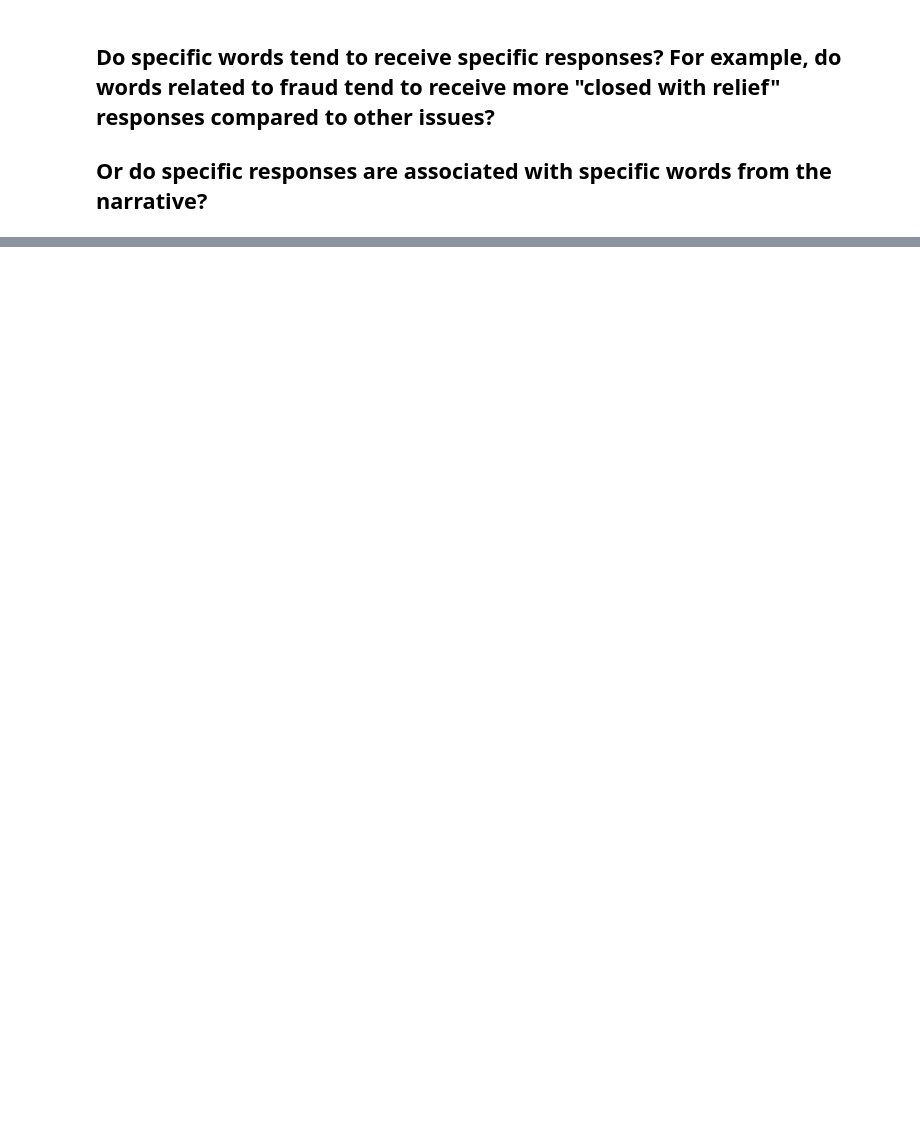
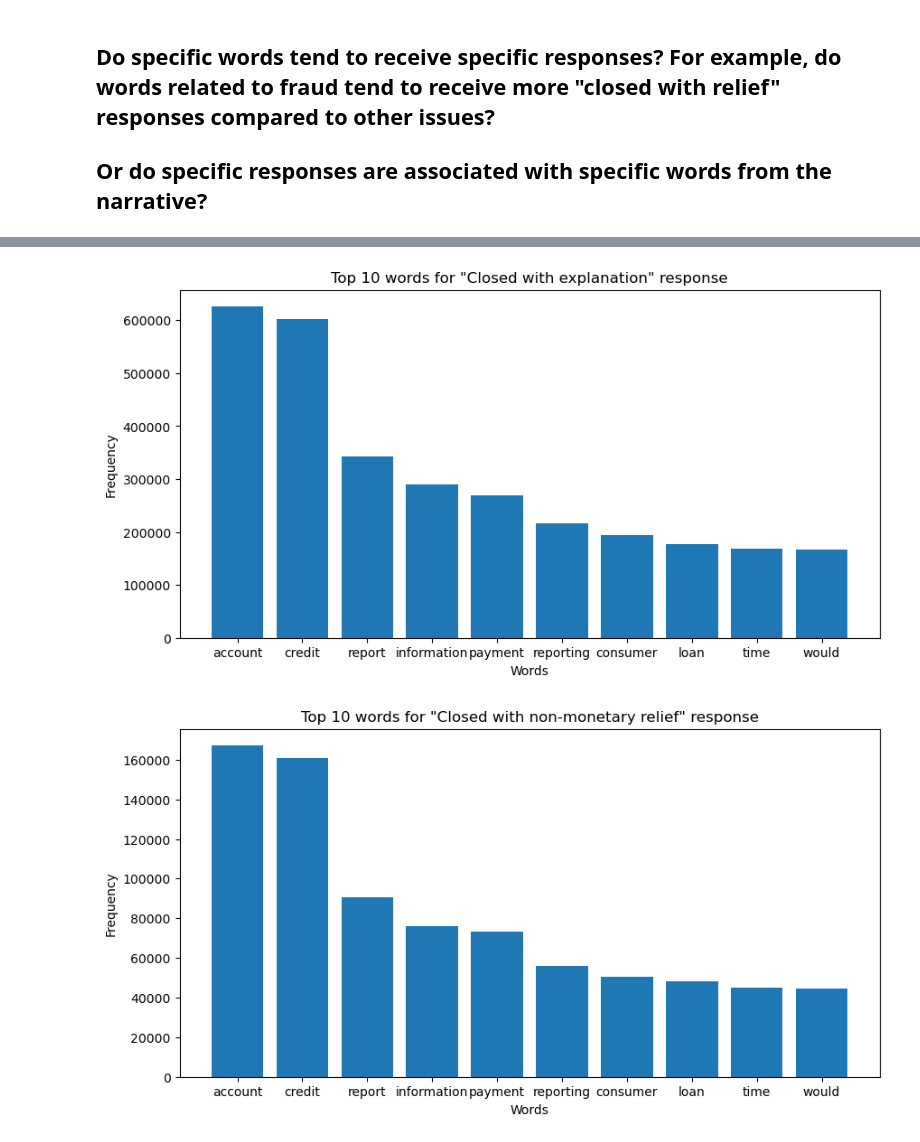
Before and after one commit to DATA-TRAC/consumer-complaint-response, a Jupyter notebook: lugo-capston.ipynb, the cells around one changed output, grey strips where cells are left out. Drawn from its saved outputs; the diff is of its cells as text; code cells hidden in the pictures; blank space fills up the shorter version.

```diff
--- a/lugo-capston.ipynb
+++ b/lugo-capston.ipynb
@@ -478 +245,24 @@ word_counts_ones.loc['Untimely response'].nlargest(10)
+# %%
+def get_word_counts(train):
+    # Initialize a CountVectorizer (or TfidfVectorizer)
+    vectorizer = CountVectorizer(max_features=20000)
+
+    # Fit the vectorizer to the 'lemon' column and transform the column into a matrix
+    word_matrix = vectorizer.fit_transform(train['lemon'])
+
+    # Convert the sparse matrix to a DataFrame
+    words_df = pd.DataFrame.sparse.from_spmatrix(word_matrix, columns=vectorizer.get_feature_names_out())
+
+    # merge the word DataFrame with the 'company_response_to_consumer' column
+    df_with_words = words_df.merge(train['company_response_to_consumer'], left_index=True, right_index=True)
+
+    # For each response type, count the frequency of each word
+    word_counts = df_with_words.groupby('company_response_to_consumer').sum()
+
+    # Filter out columns (axis=1) where all values are zero
+    word_counts_ones = word_counts.loc[:, word_counts.any(axis=0)]
+
+    return word_counts, df_with_words,word_counts_ones
+# %%
+word_counts, df_with_words,word_counts_ones = get_word_counts(train)
 # %%
@@ -499,0 +301,24 @@ top_words_df
+# %%
+import matplotlib.pyplot as plt
+
+def frequenct_words_plot(df_with_words,word_counts_ones):
+    # Get the unique response types
+    response_types = df_with_words['company_response_to_consumer'].unique()
+
+    # For each response type
+    for response in response_types:
+        # Get the top 10 words
+        top_words = word_counts_ones.loc[response].nlargest(10)
+
+        # Create a bar plot
+        plt.figure(figsize=(10, 5))
+        plt.bar(top_words.index, top_words.values)
+        plt.title(f'Top 10 words for "{response}" response')
+        plt.xlabel('Words')
+        plt.ylabel('Frequency')
+    return plt.show()
+# %%
+frequenct_words_plot(df_with_words,word_counts_ones)
+# %% [output]
+[figure, added]
+[figure, added]
```
Also changed, not shown: parts of 148 cells of this notebook.
